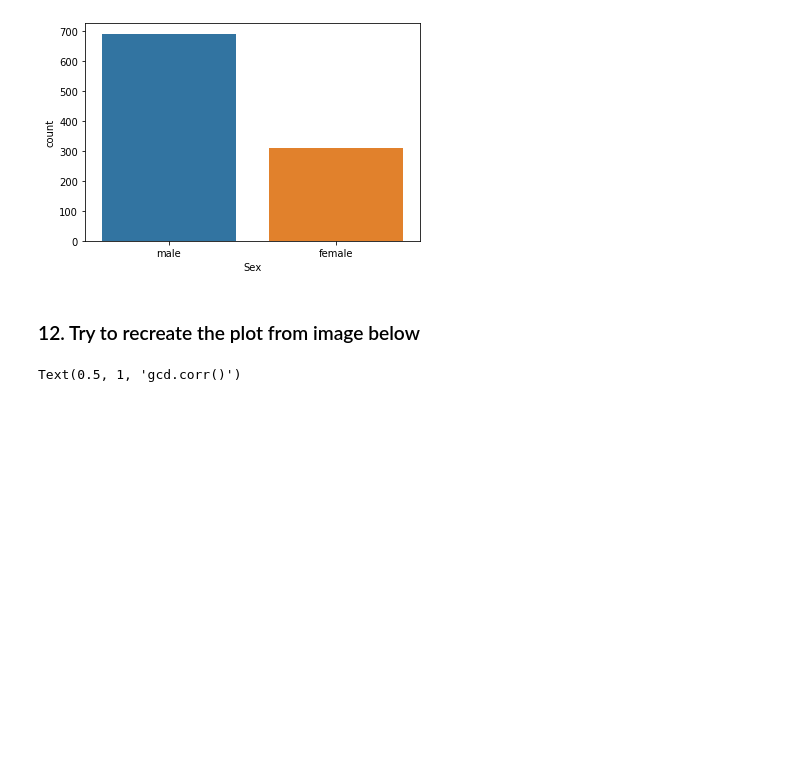
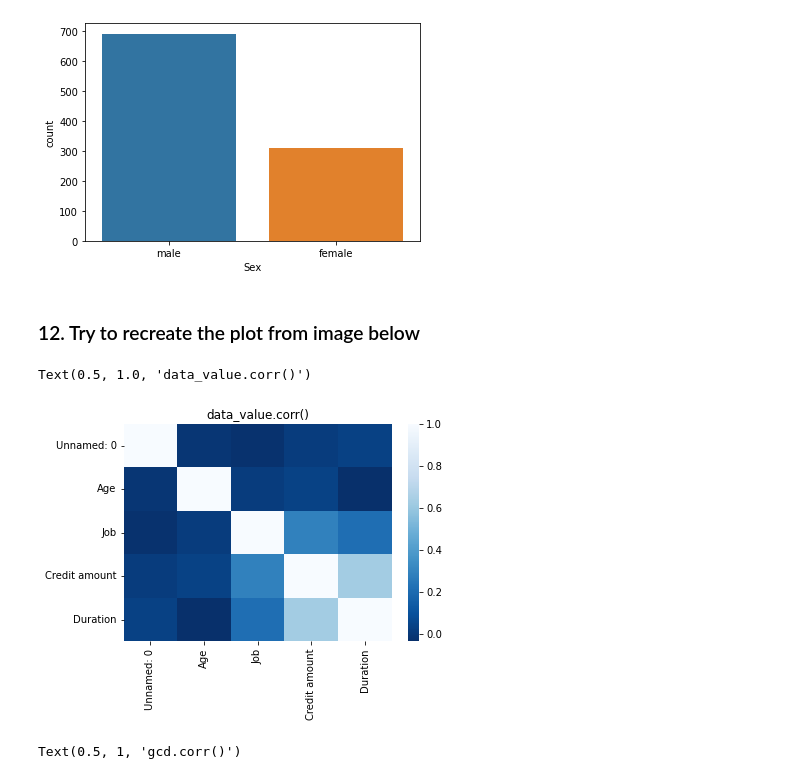
Before and after one commit to maxxig/DataSciencePythonCourse, a Jupyter notebook: 70.Seaborn+Task.ipynb/Seaborn Task.ipynb, the cells around one changed output. Cells and saved outputs as stored; diff of their text form; code cells hidden in the pictures; blank space fills up the shorter version.

```diff
--- a/70.Seaborn+Task.ipynb/Seaborn Task.ipynb
+++ b/70.Seaborn+Task.ipynb/Seaborn Task.ipynb
@@ -93,6 +77,11 @@ sns.countplot(data=data_value,x='Sex')
 [figure]
 # %% [markdown]
 ### 12. Try to recreate the plot from image below
+# %%
+sns.heatmap(data_value.corr(),cmap="Blues_r").set_title('data_value.corr()')
+# %% [output]
+Text(0.5, 1.0, 'data_value.corr()')
+[figure, added]
 # %%
 # %% [output]
 Text(0.5, 1, 'gcd.corr()')
```
Also changed, not shown: parts of 7 cells of this notebook.
